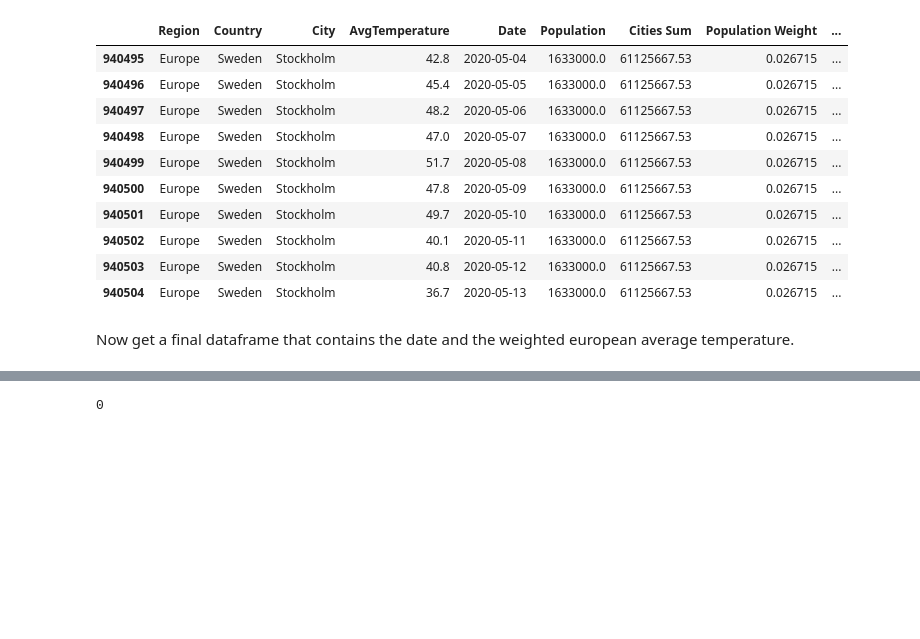
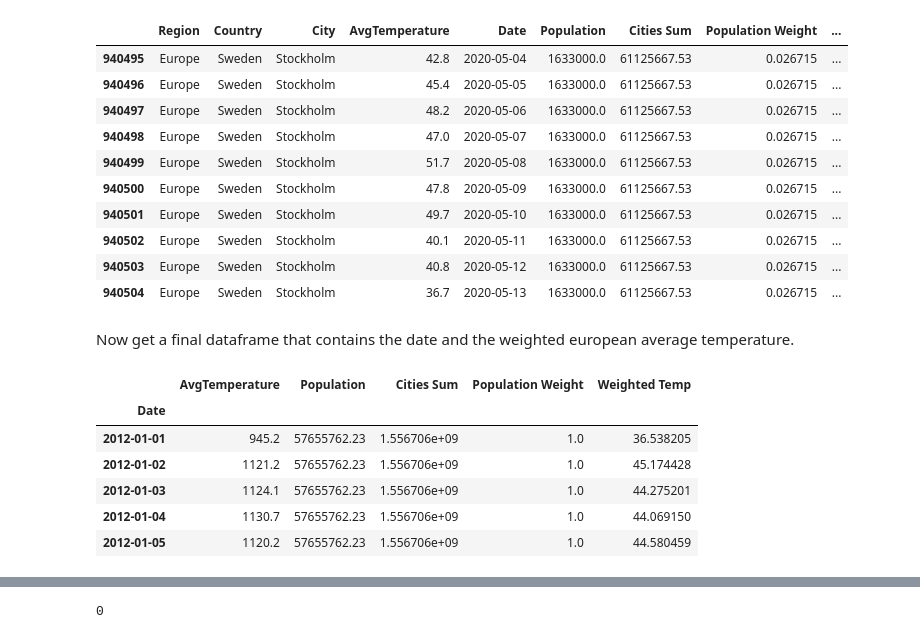
Before and after one commit to RafiRees/Carbon_Forecasting, a Jupyter notebook: WeatherIndex2.ipynb, the cells around one changed output, grey strips where cells are left out. Cells and saved outputs as stored; diff of their text form; code cells hidden in the pictures; blank space fills up the shorter version.

```diff
--- a/WeatherIndex2.ipynb
+++ b/WeatherIndex2.ipynb
@@ -134,4 +140,15 @@ df.tail(10)
 | 940504 | Europe | Sweden | Stockholm | 36.7 | 2020-05-13 | 1633000.0 | 61125667.53 | 0.026715 | ... |
 # %% [markdown]
 Now get a final dataframe that contains the date and the weighted european average temperature.
+# %%
+temp_index = df.groupby(["Date"]).sum(["Weighted Temp"])
+temp_index.head()
+# %% [output]
+|  | AvgTemperature | Population | Cities Sum | Population Weight | Weighted Temp |
+| Date |  |  |  |  |  |
+| 2012-01-01 | 945.2 | 57655762.23 | 1.556706e+09 | 1.0 | 36.538205 |
+| 2012-01-02 | 1121.2 | 57655762.23 | 1.556706e+09 | 1.0 | 45.174428 |
+| 2012-01-03 | 1124.1 | 57655762.23 | 1.556706e+09 | 1.0 | 44.275201 |
+| 2012-01-04 | 1130.7 | 57655762.23 | 1.556706e+09 | 1.0 | 44.069150 |
+| 2012-01-05 | 1120.2 | 57655762.23 | 1.556706e+09 | 1.0 | 44.580459 |
 # %%
```
Also changed, not shown: parts of 17 cells of this notebook, 1 other file.
